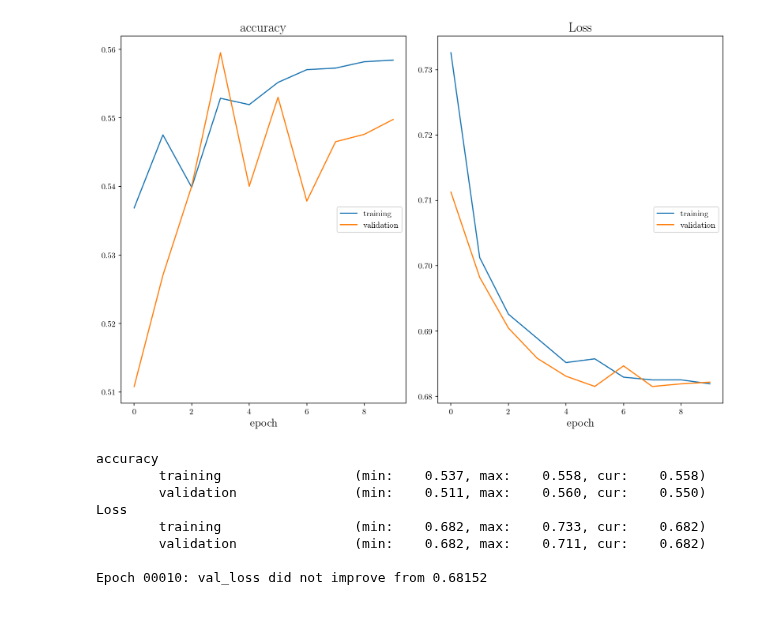
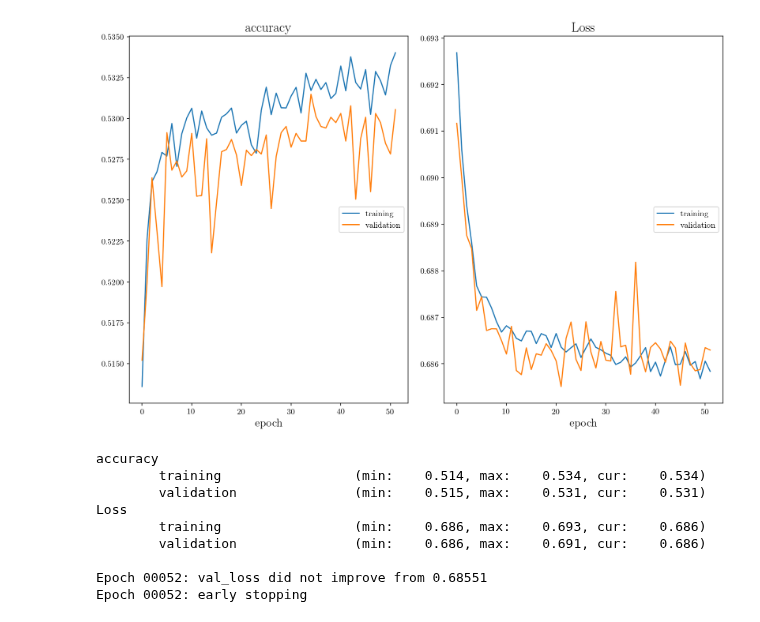
Before and after one commit to hep-lbdl/GaiaCWoLa, a Jupyter notebook: train.ipynb, the cells around one changed output. Saved outputs shown, nothing was run; the diff lists cells and outputs as text; code cells hidden in the pictures.

```diff
--- a/train.ipynb
+++ b/train.ipynb
@@ -13,6 +27,6 @@ os.environ["CUDA_VISIBLE_DEVICES"] = "" # pick a number < 4 on ML4HEP; < 3 on Vo
 # %%
 stream = "gd1_tail"
 # %%
-df = load_file(stream = stream, percent_bkg = 1)
+df = load_file(stream = stream, percent_bkg = 25)
 # %% [output]
 Before reduction, stream stars make up 0.039% of the dataset.
@@ -50,8 +68,8 @@ x_val = sc.transform(x_val)
 # %%
 ### Define model architecture
-layer_size = 128
+layer_size = 64
 dropout = 0.2
-reg = regularizers.l2(1e-2)
+reg = regularizers.l2(1e-4)
 
 model = Sequential()
 
@@ -78,7 +96,7 @@ model.summary()
 
 # stops if val_loss doesn't improve for [patience] straight epochs
 early_stopping = callbacks.EarlyStopping(monitor='val_loss',
-                                         patience=20,
+                                         patience=30,
                                          verbose=1)
 
 # saves weights from the epoch with lowest val_loss
@@ -120,22 +127,23 @@ To enable them in other operations, rebuild TensorFlow with the appropriate comp
 # %%
 ### Train!
 history = model.fit(x_train, y_train,
-                    epochs=10,
+                    epochs=100,
                     batch_size=32,
                     validation_data=(x_val,y_val),
                     callbacks = [PlotLossesKeras(),checkpoint,early_stopping],
                     verbose = 2,
                    )
 # %% [output]
-[figure, old version]
+[figure, new version]
 accuracy
-        training                 (min:    0.537, max:    0.558, cur:    0.558)
-        validation               (min:    0.511, max:    0.560, cur:    0.550)
+        training                 (min:    0.514, max:    0.534, cur:    0.534)
+        validation               (min:    0.515, max:    0.531, cur:    0.531)
 Loss
-        training                 (min:    0.682, max:    0.733, cur:    0.682)
-        validation               (min:    0.682, max:    0.711, cur:    0.682)
+        training                 (min:    0.686, max:    0.693, cur:    0.686)
+        validation               (min:    0.686, max:    0.691, cur:    0.686)
 
-Epoch 00010: val_loss did not improve from 0.68152
+Epoch 00052: val_loss did not improve from 0.68551
+Epoch 00052: early stopping
 # %%
 ### Load best weights
 model.load_weights("weights.h5")
```
Also changed, not shown: parts of 7 cells of this notebook, 2 other files.
